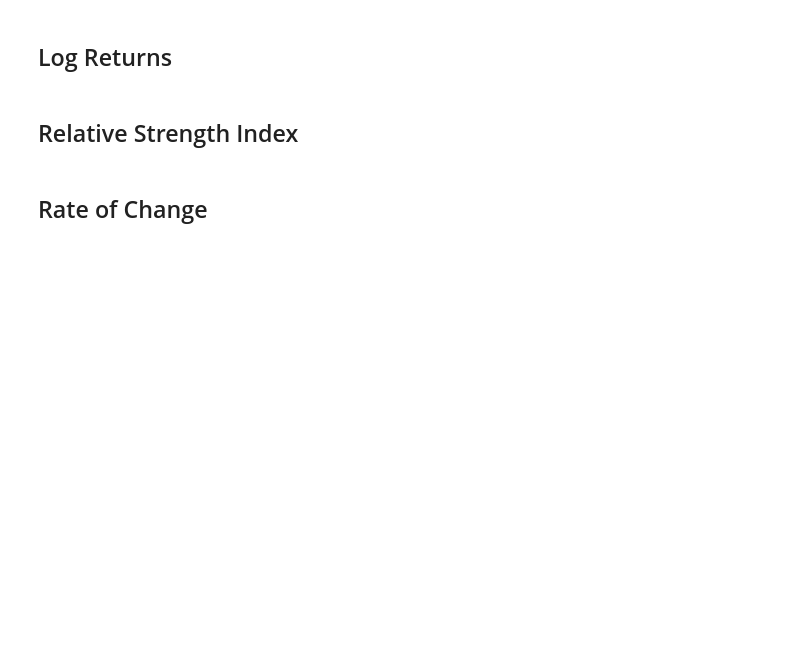
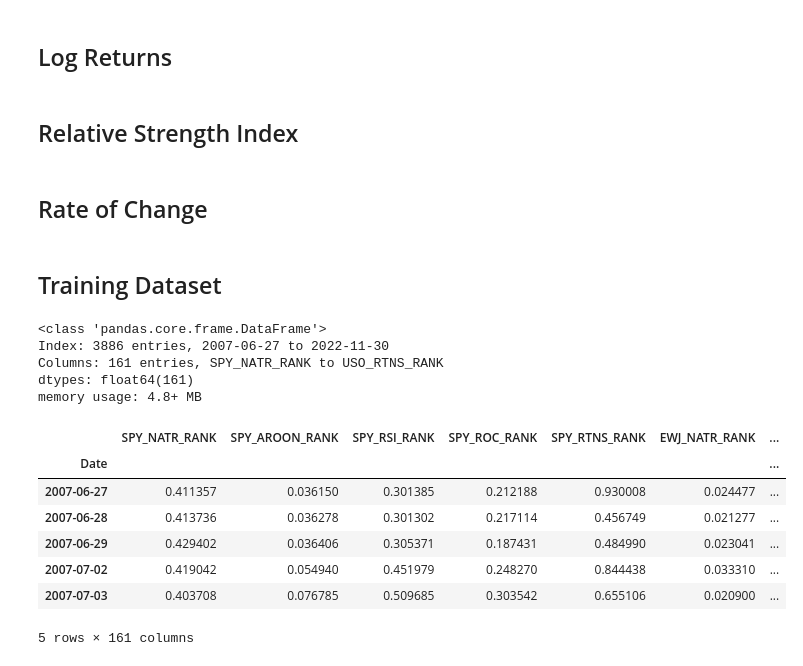
Before and after one commit to JustinGoheen/lightning-ib, a Jupyter notebook: notebooks/exploratory-data-analysis.ipynb, the cells around one changed output. Saved outputs shown, nothing was run; the diff lists cells and outputs as text; code cells hidden in the pictures; blank space fills up the shorter version.

```diff
--- a/notebooks/exploratory-data-analysis.ipynb
+++ b/notebooks/exploratory-data-analysis.ipynb
@@ -64,3 +64,28 @@ fig = go.Figure()
 fig.add_trace(go.Scatter(x=roc.index, y=roc.expanding().rank(pct=True)))
 fig.update_layout(title="Rate of Change Expanding Rank")
 fig.show()
+# %% [markdown]
+## Training Dataset
+# %%
+training_data_path = os.path.join("data", "markets", "training", "training.pq")
+# %%
+training_data = pq.read_table(training_data_path).to_pandas()
+# %%
+training_data.info()
+# %% [output]
+<class 'pandas.core.frame.DataFrame'>
+Index: 3886 entries, 2007-06-27 to 2022-11-30
+Columns: 161 entries, SPY_NATR_RANK to USO_RTNS_RANK
+dtypes: float64(161)
+memory usage: 4.8+ MB
+# %%
+training_data.head()
+# %% [output]
+|  | SPY_NATR_RANK | SPY_AROON_RANK | SPY_RSI_RANK | SPY_ROC_RANK | SPY_RTNS_RANK | EWJ_NATR_RANK | ... |
+| Date |  |  |  |  |  |  | ... |
+| 2007-06-27 | 0.411357 | 0.036150 | 0.301385 | 0.212188 | 0.930008 | 0.024477 | ... |
+| 2007-06-28 | 0.413736 | 0.036278 | 0.301302 | 0.217114 | 0.456749 | 0.021277 | ... |
+| 2007-06-29 | 0.429402 | 0.036406 | 0.305371 | 0.187431 | 0.484990 | 0.023041 | ... |
+| 2007-07-02 | 0.419042 | 0.054940 | 0.451979 | 0.248270 | 0.844438 | 0.033310 | ... |
+| 2007-07-03 | 0.403708 | 0.076785 | 0.509685 | 0.303542 | 0.655106 | 0.020900 | ... |
+5 rows × 161 columns
```
Also changed, not shown: 10 other files.
